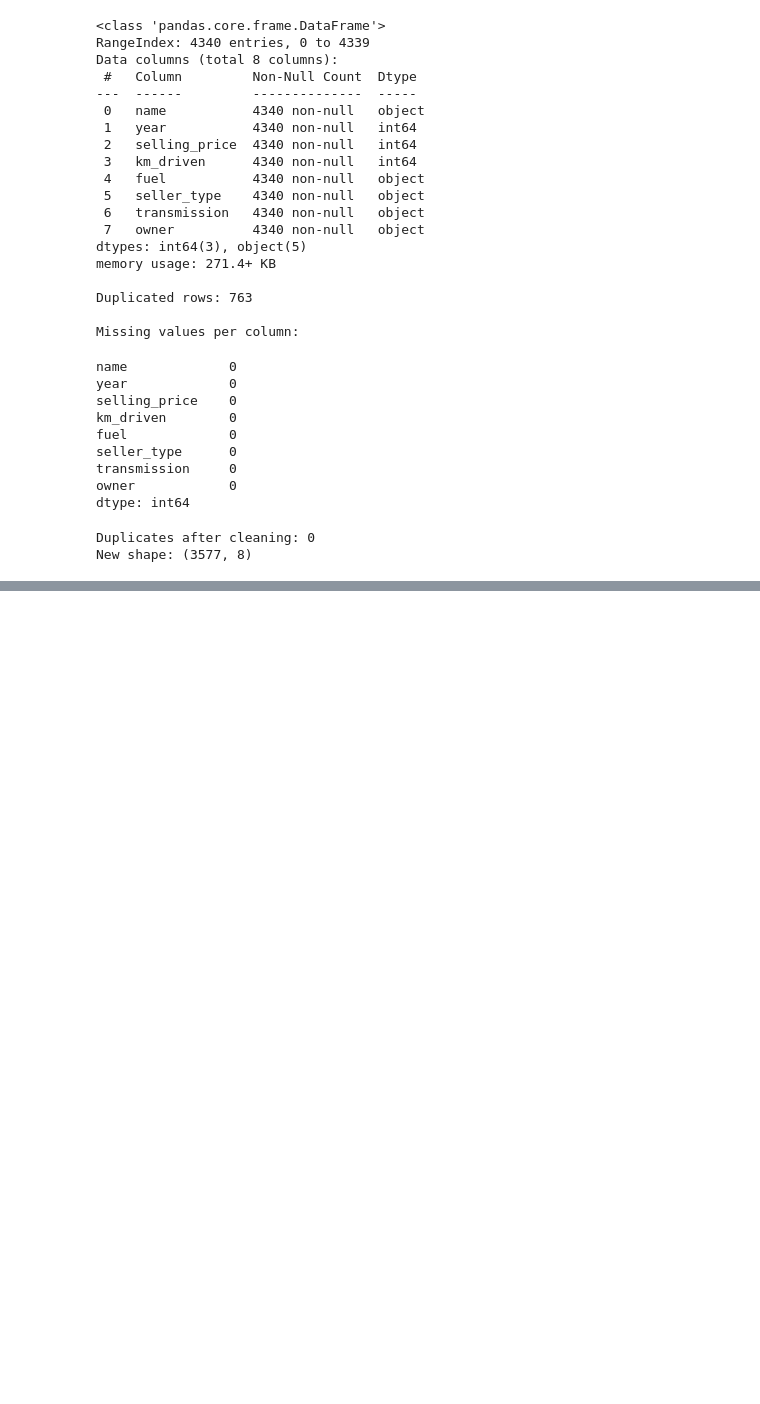
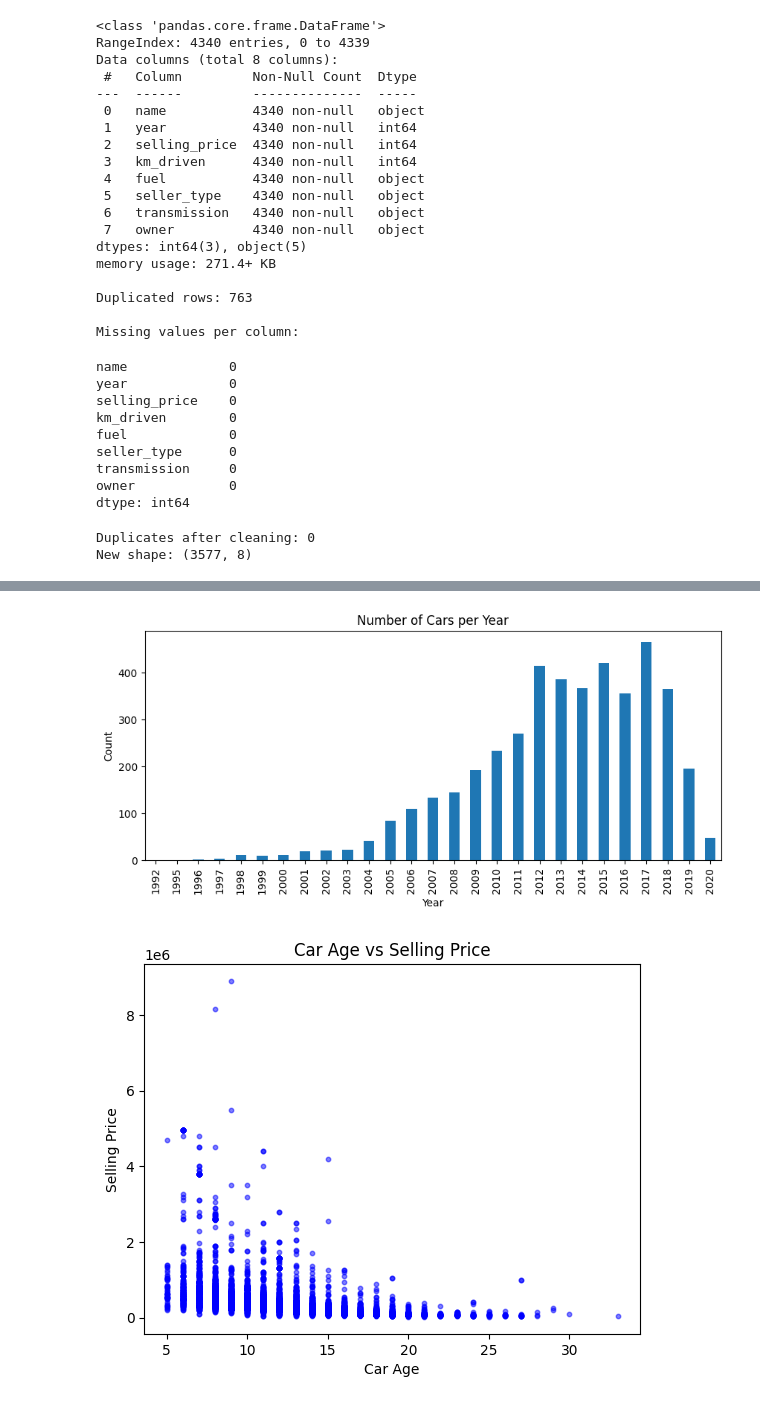
Before and after one commit to MohamadElouzeir/car-sales-analysis, a Jupyter notebook: car_sales_analysis.ipynb, the cells around one changed output, grey strips where cells are left out. Drawn from its saved outputs; the diff is of its cells as text; code cells hidden in the pictures; blank space fills up the shorter version.

```diff
--- a/car_sales_analysis.ipynb
+++ b/car_sales_analysis.ipynb
@@ -116,0 +194,32 @@ Name: selling_price, dtype: float64
+# %%
+
+# 5. number of cars per year
+df['year'].value_counts().sort_index().plot(kind="bar", figsize=(10,4))
+plt.title("Number of Cars per Year")
+plt.xlabel("Year")
+plt.ylabel("Count")
+plt.show()
+
+# 6. car age vs selling price
+plt.scatter(df['car_age'], df['selling_price'], alpha=0.5, s=10, c="blue")
+plt.title("Car Age vs Selling Price")
+plt.xlabel("Car Age")
+plt.ylabel("Selling Price")
+plt.show()
+
+# 7. distribution of kilometers driven
+plt.hist(df['km_driven'], bins=30, color="orange", edgecolor="black")
+plt.title("Distribution of Kilometers Driven")
+plt.xlabel("Km Driven")
+plt.ylabel("Number of Cars")
+plt.show()
+
+# 8. km driven vs selling price
+plt.scatter(df['km_driven'], df['selling_price'], alpha=0.5)
+plt.title("Km Driven vs Selling Price")
+plt.xlabel("Km Driven")
+plt.ylabel("Selling Price")
+plt.show()
+# %% [output]
+[figure, added]
+[figure, added]
```
Also changed, not shown: parts of 14 cells of this notebook, 1 other file.
